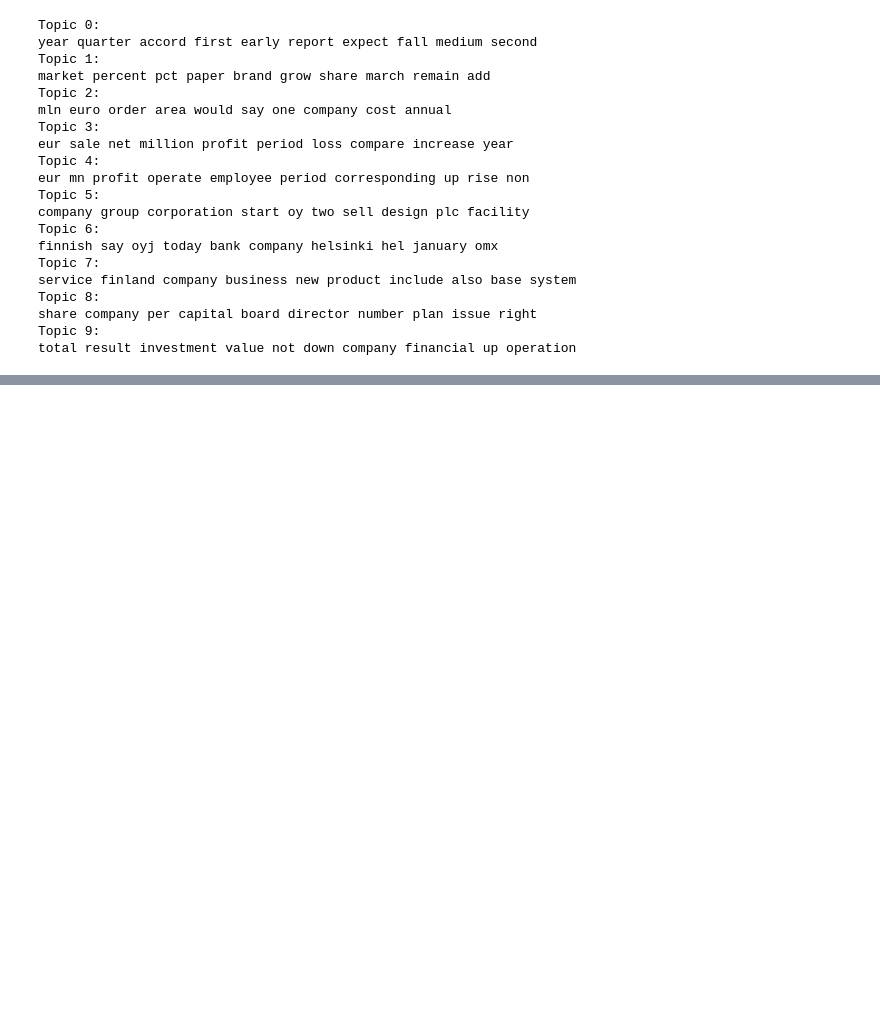
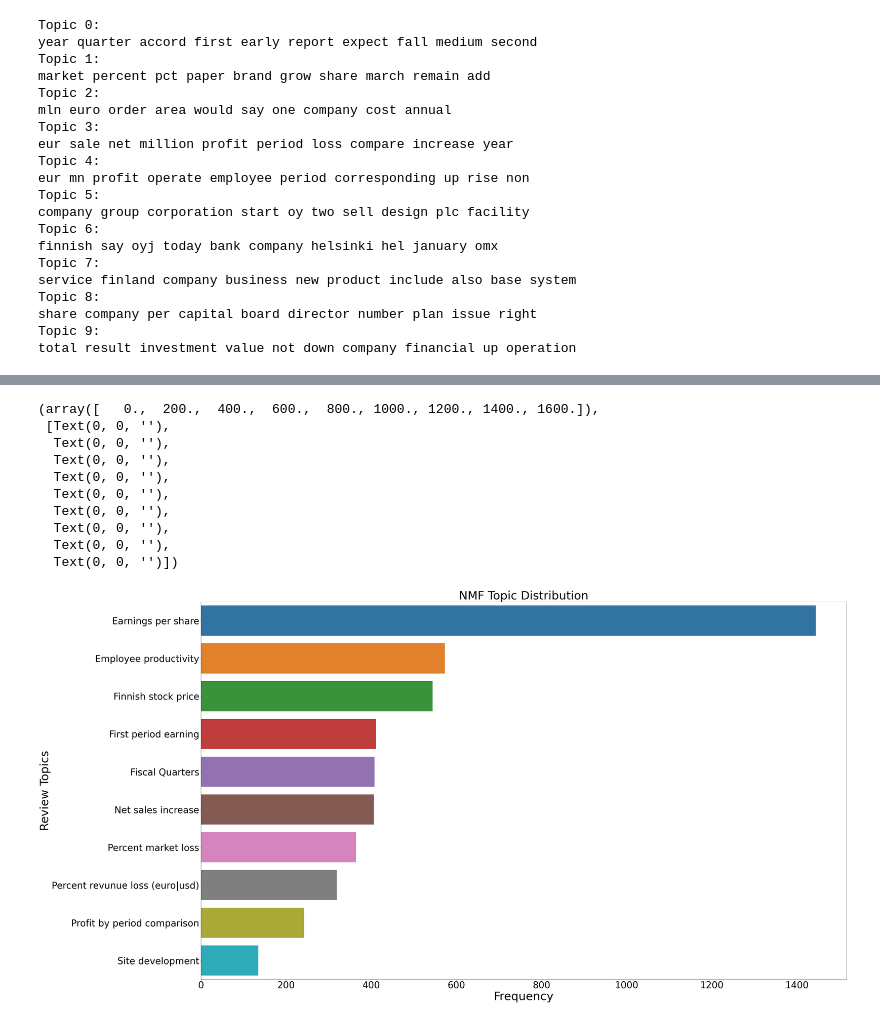
Before and after one commit to Kevin-Kwasnik/aspect-based-sentiment-analysis, a Jupyter notebook: 3_EDA.ipynb, the cells around one changed output, grey strips where cells are left out. Saved outputs shown, nothing was run; the diff lists cells and outputs as text; code cells hidden in the pictures; blank space fills up the shorter version.

Commit message:
topic distribution relative to sentiment

```diff
--- a/3_EDA.ipynb
+++ b/3_EDA.ipynb
@@ -333,0 +336,18 @@ finland develop headquarter helsinki group contract plant country employee base
+# %%
+nmf_topic_values = nmf.transform(tfidf)
+df['nmf_topics'] = nmf_topic_values.argmax(axis=1)
+lda_topic_values = lda_model.transform(tf)
+df['lda_topics'] = lda_topic_values.argmax(axis=1)
+lda_remap = {
+    0: 'Quarter comparison', 1: 'Brand market share growth', 2: 'Market growth',
+    3: 'Net profit, year comparison', 4: 'Profit per employee', 5: 'New facility design',
+    6: 'Finnish stock prices', 7: 'New products and services', 8: 'Board of directors capital planning',
+    9: 'Company financials up'
+}
+df['lda_topics'] = df['lda_topics'].map(lda_remap)
+nmf_remap = {
+    0: 'Profit by period comparison', 1: 'Percent revunue loss (euro|usd)', 2: 'Percent market loss',
+    3: 'Earnings per share', 4: 'First period earning', 5: 'Net sales increase', 6: 'Employee productivity',
+    7: 'Finnish stock price', 8: 'Fiscal Quarters', 9: 'Site development'
+}
+df['nmf_topics'] = df['nmf_topics'].map(nmf_remap)
@@ -333,0 +361,22 @@ finland develop headquarter helsinki group contract plant country employee base
+# %%
+nmf_x = df['nmf_topics'].value_counts()
+nmf_y = nmf_x.sort_index()
+plt.figure(figsize=(50,30))
+sns.barplot(x= nmf_x, y = nmf_y.index)
+plt.title("NMF Topic Distribution", fontsize=50)
+plt.ylabel('Review Topics', fontsize=50)
+plt.yticks(fontsize=40)
+plt.xlabel('Frequency', fontsize=50)
+plt.xticks(fontsize=40)
+# %% [output]
+(array([   0.,  200.,  400.,  600.,  800., 1000., 1200., 1400., 1600.]),
+ [Text(0, 0, ''),
+  Text(0, 0, ''),
+  Text(0, 0, ''),
+  Text(0, 0, ''),
+  Text(0, 0, ''),
+  Text(0, 0, ''),
+  Text(0, 0, ''),
+  Text(0, 0, ''),
+  Text(0, 0, '')])
+[figure, added]
```
Also changed, not shown: parts of 14 cells of this notebook.
